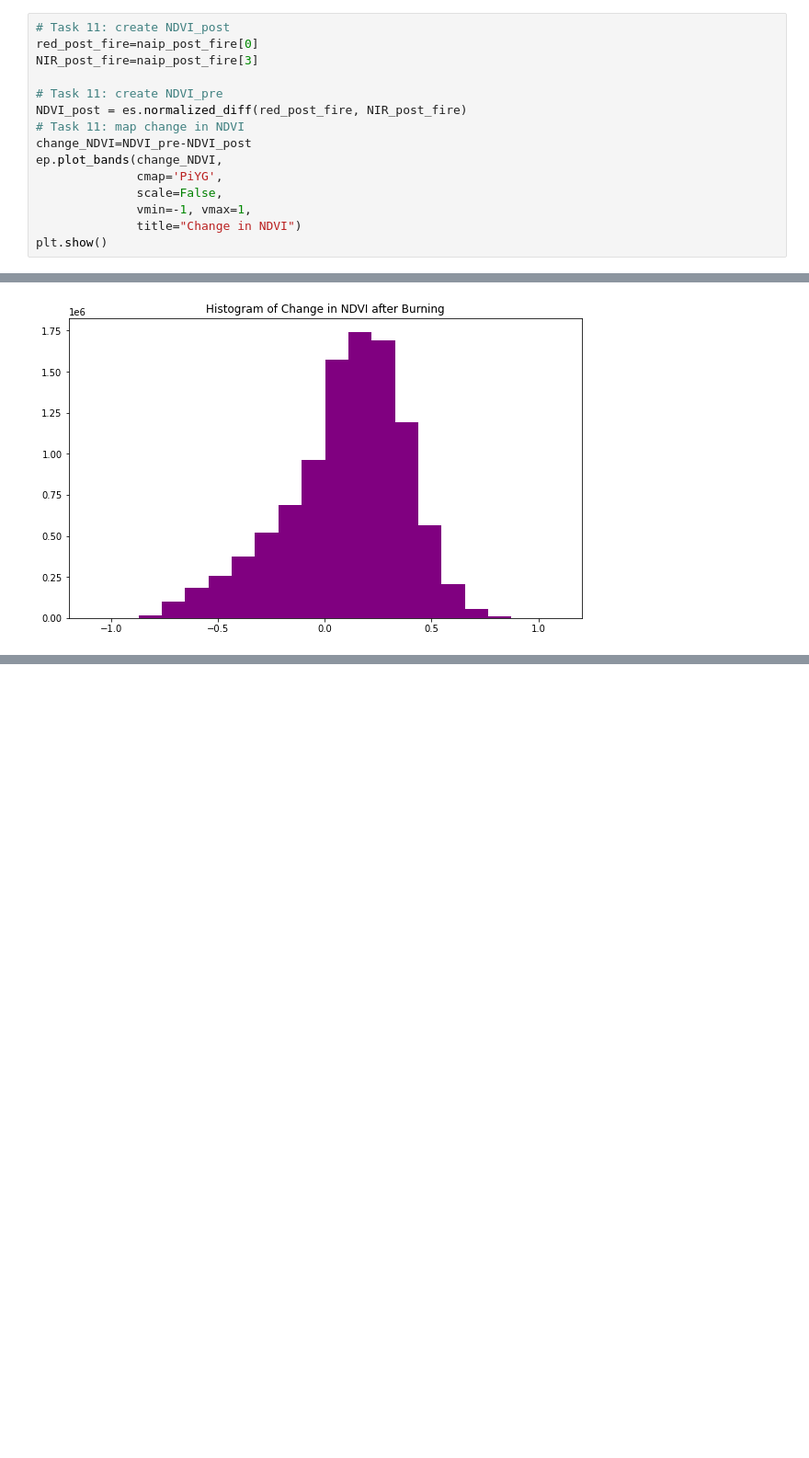
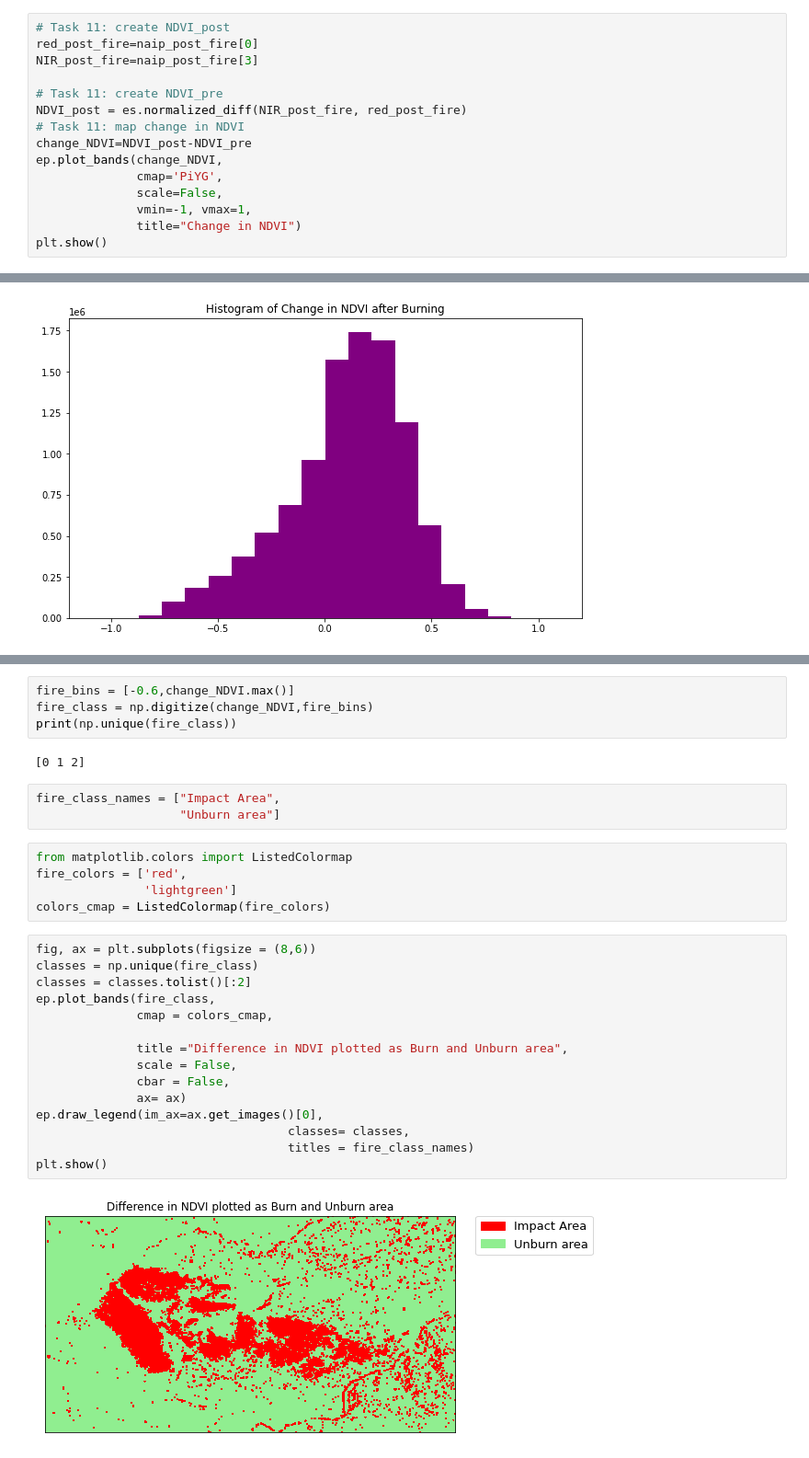
Before and after one commit to Sandipriz/EnvDatSci22, a Jupyter notebook: CodeSprints/Solution_of_RasterData101.ipynb, the cells around one changed output, grey strips where cells are left out. Shown at 92% size. Saved outputs shown, nothing was run; the diff lists cells and outputs as text; blank space fills up the shorter version.

```diff
--- a/CodeSprints/Solution_of_RasterData101.ipynb
+++ b/CodeSprints/Solution_of_RasterData101.ipynb
@@ -636,9 +636,9 @@ red_post_fire=naip_post_fire[0]
 NIR_post_fire=naip_post_fire[3]
 
 # Task 11: create NDVI_pre
-NDVI_post = es.normalized_diff(red_post_fire, NIR_post_fire)
+NDVI_post = es.normalized_diff(NIR_post_fire, red_post_fire)
 # Task 11: map change in NDVI
-change_NDVI=NDVI_pre-NDVI_post
+change_NDVI=NDVI_post-NDVI_pre
 ep.plot_bands(change_NDVI,
               cmap='PiYG',
               scale=False,
@@ -667,0 +667,31 @@ SyntaxError: ignored
+# %%
+fire_bins = [-0.6,change_NDVI.max()]
+fire_class = np.digitize(change_NDVI,fire_bins)
+print(np.unique(fire_class))
+# %% [output]
+[0 1 2]
+# %%
+fire_class_names = ["Impact Area",
+                    "Unburn area"]
+# %%
+from matplotlib.colors import ListedColormap
+fire_colors = ['red',
+               'lightgreen']
+colors_cmap = ListedColormap(fire_colors)
+# %%
+fig, ax = plt.subplots(figsize = (8,6))
+classes = np.unique(fire_class)
+classes = classes.tolist()[:2]
+ep.plot_bands(fire_class,
+              cmap = colors_cmap,
+
+              title ="Difference in NDVI plotted as Burn and Unburn area",
+              scale = False,
+              cbar = False,
+              ax= ax)
+ep.draw_legend(im_ax=ax.get_images()[0],
+                                   classes= classes,
+                                   titles = fire_class_names)
+plt.show()
+# %% [output]
+[figure, added]
```
Also changed, not shown: parts of 7 cells of this notebook.
